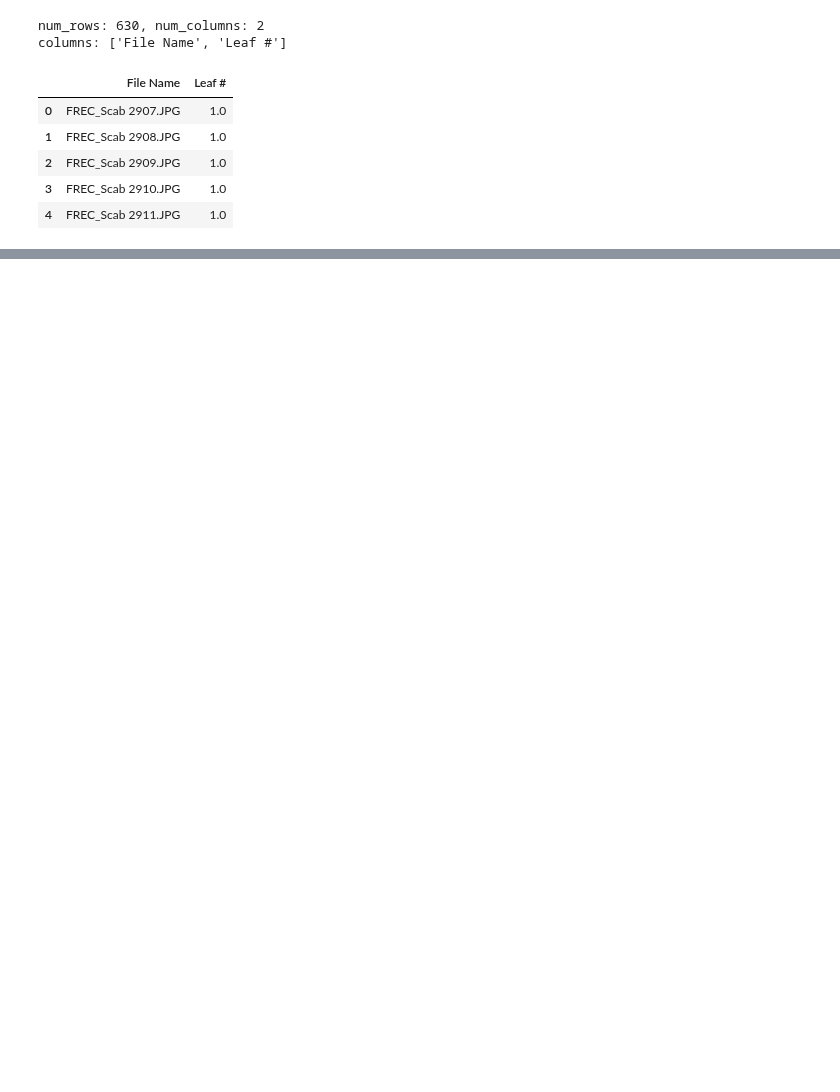
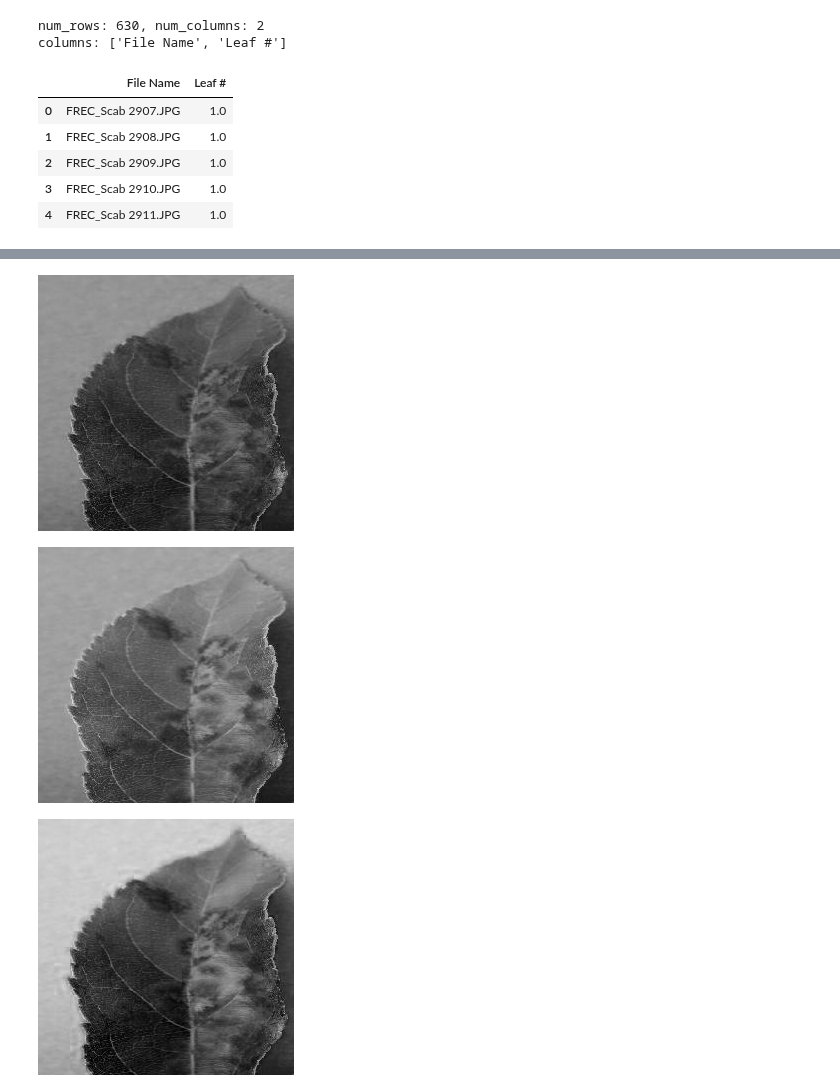
Before and after one commit to bitjockey42/ikapati-research, a Jupyter notebook: notebooks/1.0-agj-data-exploration.ipynb, the cells around one changed output, grey strips where cells are left out. Saved outputs shown, nothing was run; the diff lists cells and outputs as text; code cells hidden in the pictures; blank space fills up the shorter version.

```diff
--- a/notebooks/1.0-agj-data-exploration.ipynb
+++ b/notebooks/1.0-agj-data-exploration.ipynb
@@ -34,0 +114,11 @@ columns: ['File Name', 'Leaf #']
+# %%
+# split the image into individual bands
+R, G, B = 0, 1, 2
+source = im.split()
+# %%
+for i in range(3):
+    display(source[i])
+# %% [output]
+[figure, added]
+[figure, added]
+[figure, added]
```
Also changed, not shown: parts of 21 cells of this notebook.
